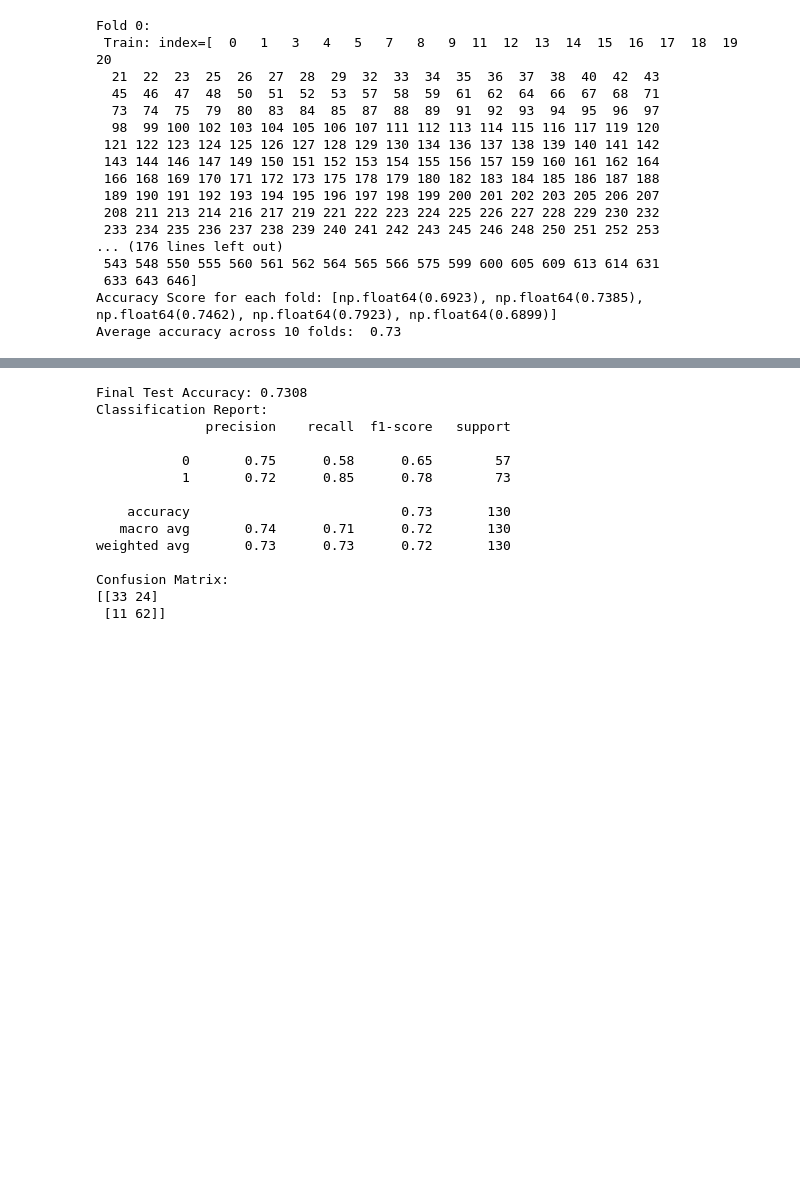
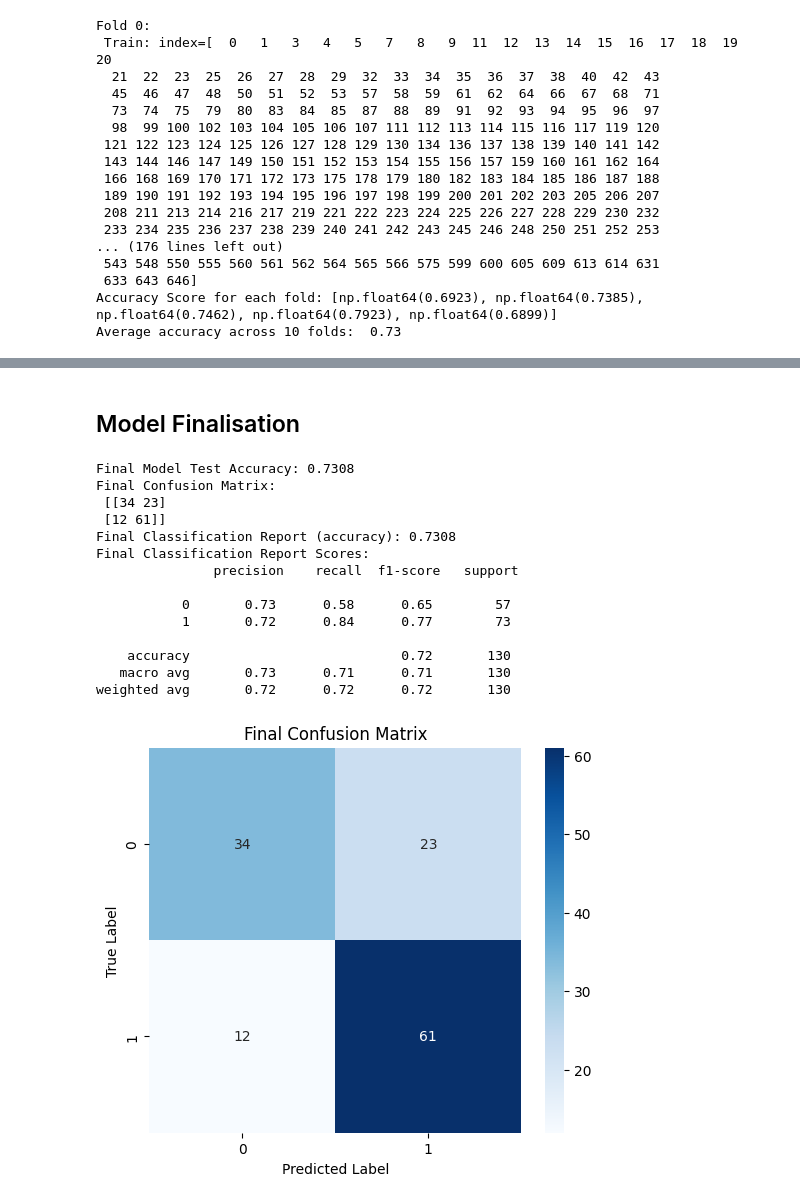
Before and after one commit to Patrick-Devine33/Academic-Success-Predictor, a Jupyter notebook: models/Logistic_Regression.ipynb, the cells around one changed output, grey strips where cells are left out. Cells and saved outputs as stored; diff of their text form; code cells hidden in the pictures; blank space fills up the shorter version.

```diff
--- a/models/Logistic_Regression.ipynb
+++ b/models/Logistic_Regression.ipynb
@@ -235,9 +206,0 @@ weighted avg       0.73      0.73      0.72       130
-# %%
-model_l1 = LogisticRegression(penalty='l1', solver='liblinear', max_iter=1000)
-model_l1.fit(X_train_smote, y_train_smote)
-
-importance = np.abs(model_l1.coef_).flatten()
-feature_importance = pd.DataFrame({'Feature': X.columns, 'Importance': importance})
-print(feature_importance.sort_values(by='Importance', ascending=False))
-
-#L1 (lasso) Regularisation to see which features matters most
@@ -298,7 +245,7 @@ y = df2['result_pass']
 
 smote = SMOTE(random_state=42)
 
-kf = StratifiedKFold(n_splits=10, shuffle=True, random_state=42)
+kf = KFold(n_splits=5, shuffle=True, random_state=42)
 
 accuracies = []
 conf_matrices = []
@@ -327,4 +274,13 @@ avg_class_report = np.mean([report['accuracy'] for report in class_reports])
 print("Average Accuracy: {:.4f}".format(avg_accuracy))
 print("Average Confusion Matrix:\n", avg_conf_matrix)
 print("Average Classification Report (accuracy): {:.4f}".format(avg_class_report))
+
+print("Misclassified: ")
+
+misclassified = X_val[y_val != y_pred]
+misclassified['actual'] = y_val[y_val != y_pred]
+misclassified['predicted'] = y_pred[y_val != y_pred]
+
+print(misclassified.describe())
+print(misclassified.groupby('actual').mean())
 # %% [output]
@@ -381,46 +405,54 @@ Best Accuracy: 0.7860
+# %% [markdown]
+## Model Finalisation
 # %%
-
-
 X_train, X_test, y_train, y_test = train_test_split(X, y, test_size=0.2, random_state=42)
 
 smote = SMOTE(random_state=42)
 X_train_smote, y_train_smote = smote.fit_resample(X_train, y_train)
 
 final_model = LogisticRegression(
-    penalty='l1',
-    C=1,
-    solver='saga',
-    max_iter=10000,
-    random_state=42
+    penalty=best_params['penalty'],
+    C=best_params['C'],
+    solver=best_params['solver'],
+    max_iter=best_params['max_iter']
 )
 
 final_model.fit(X_train_smote, y_train_smote)
 
-y_pred = final_model.predict(X_test)
+y_pred_final = final_model.predict(X_test)
 
-accuracy = accuracy_score(y_test, y_pred)
-print(f"Final Test Accuracy: {accuracy:.4f}")
+final_accuracy = accuracy_score(y_test, y_pred_final)
+print(f"Final Model Test Accuracy: {final_accuracy:.4f}")
 
-print("Classification Report:")
-print(classification_report(y_test, y_pred))
+cm_final = confusion_matrix(y_test, y_pred_final)
+print("Final Confusion Matrix:\n", cm_final)
 
-print("Confusion Matrix:")
-print(confusion_matrix(y_test, y_pred))
+class_report_final = classification_report(y_test, y_pred_final, output_dict=True)
+print("Final Classification Report (accuracy): {:.4f}".format(class_report_final['accuracy']))
+print("Final Classification Report Scores:\n", classification_report(y_test, y_pred_best))
+
+plt.figure(figsize=(6, 5))
+sns.heatmap(cm_final, annot=True, fmt='d', cmap='Blues', xticklabels=['0', '1'], yticklabels=['0', '1'])
+plt.title('Final Confusion Matrix')
+plt.xlabel('Predicted Label')
+plt.ylabel('True Label')
+plt.show()
 # %% [output]
-Final Test Accuracy: 0.7308
-Classification Report:
-              precision    recall  f1-score   support
+Final Model Test Accuracy: 0.7308
+Final Confusion Matrix:
+ [[34 23]
+ [12 61]]
+Final Classification Report (accuracy): 0.7308
+Final Classification Report Scores:
+               precision    recall  f1-score   support
 
-           0       0.75      0.58      0.65        57
-           1       0.72      0.85      0.78        73
+           0       0.73      0.58      0.65        57
+           1       0.72      0.84      0.77        73
 
-    accuracy                           0.73       130
-   macro avg       0.74      0.71      0.72       130
-weighted avg       0.73      0.73      0.72       130
-
-Confusion Matrix:
-[[33 24]
- [11 62]]
+    accuracy                           0.72       130
+   macro avg       0.73      0.71      0.71       130
+weighted avg       0.72      0.72      0.72       130
+[figure, added]
 # %%
 train_sizes, train_scores, val_scores = learning_curve(
     final_model,
```
Also changed, not shown: parts of 16 cells of this notebook, 4 other files.
